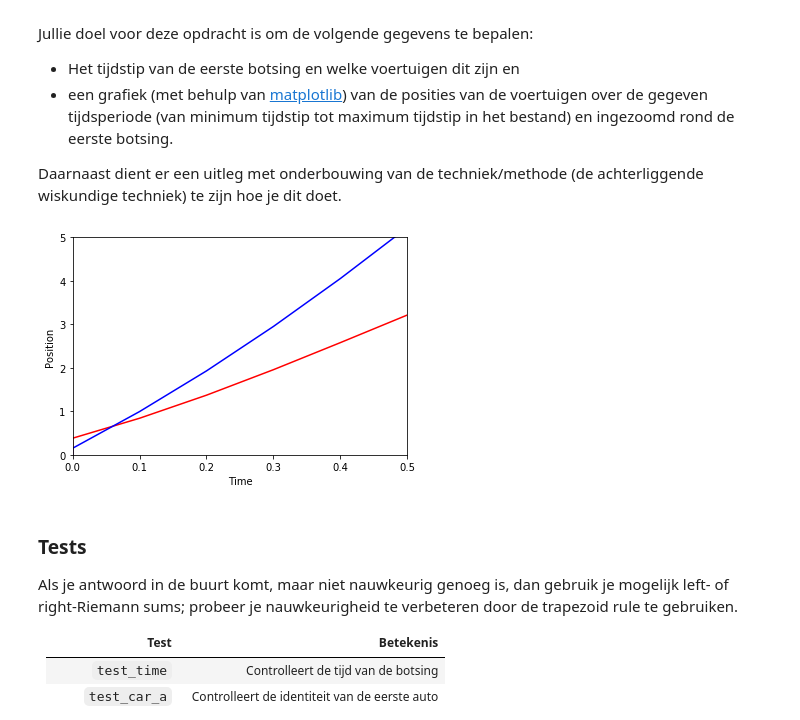
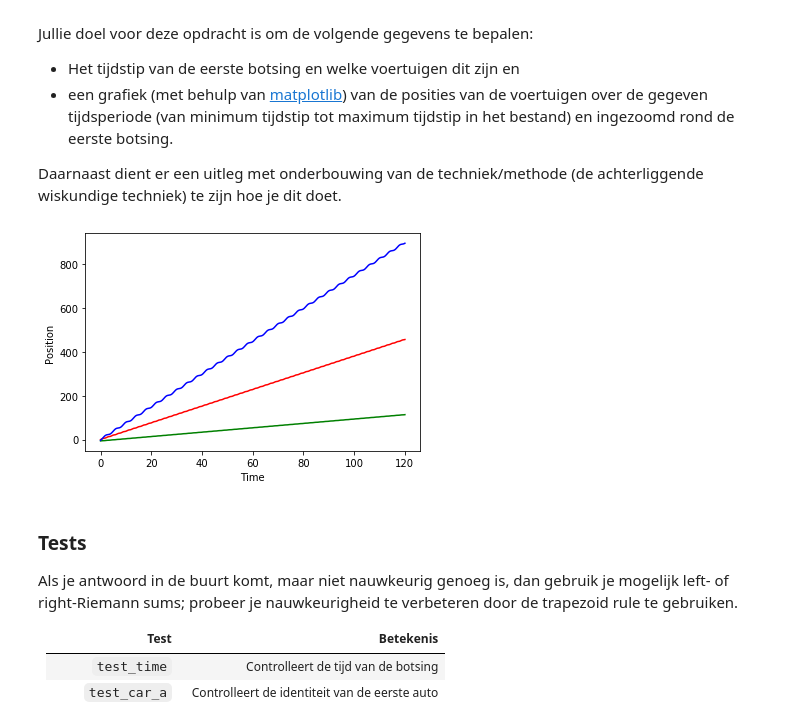
Before and after one commit to wail0152/Werkboek-AC, a Jupyter notebook: AC Werkboek.ipynb, the cells around one changed output. Saved outputs shown, nothing was run; the diff lists cells and outputs as text; code cells hidden in the pictures.

Commit message:
- Fixed checkpoint Charlie and Delta

```diff
--- a/AC Werkboek.ipynb
+++ b/AC Werkboek.ipynb
@@ -2341,17 +2438,8 @@ import csv
 import matplotlib.pyplot as plt
 
 def get_data() -> Tuple[np.ndarray, np.ndarray, np.ndarray, np.ndarray]:
-    reader = csv.reader(open("verkeerssimulatie-rechteweg-snelheden.csv"), delimiter=";")
-    times = []
-    spd_car1 = []
-    spd_car2 = []
-    spd_car3 = []
-    for row in reader:
-        times.append(float(row[0]))
-        spd_car1.append(float(row[1]))
-        spd_car2.append(float(row[2]))
-        spd_car3.append(float(row[3]))
-    return (np.array(times), np.array(spd_car1), np.array(spd_car2), np.array(spd_car3))
+    data = np.loadtxt("verkeerssimulatie-rechteweg-snelheden.csv", delimiter=";", dtype="f")
+    return (data[:,0], data[:,1], data[:,2], data[:,3])
 
 def plot_data(ys: np.ndarray, xss: List[np.ndarray], xrange: Tuple[int,int] = None, yrange: Tuple[int,int] = None):
     """Optionele argumenten xrange en yrange om ingezoomde plot te maken op de botsing"""
@@ -2360,46 +2448,52 @@ def plot_data(ys: np.ndarray, xss: List[np.ndarray], xrange: Tuple[int,int] = No
     plt.plot(ys, xss[0], 'r')
     plt.plot(ys, xss[1], 'g')
     plt.plot(ys, xss[2], 'b')
-    plt.xlim(0, 0.5)
-    plt.ylim(0, 5)
+    plt.xlim(xrange)
+    plt.ylim(yrange)
     plt.show()
 
+# In deze functie word de positie berekent door steeds cumulatief de snelheid op te tellen, alleen is de snelheid in m/s
+# en de tijdstappen zijn in 0.1 secondes dus doen we het nog gedeeld door 10 voordat we het optellen want in 1 seconde zit 10
+# keer 0.1 secondes.
 def bereken_posities(times: np.ndarray, speeds: np.ndarray) -> np.ndarray:
     deltas = []
     last_pos = speeds[0]
-    for x in range(len(times)):
-        deltas.append((last_pos + speeds[x]) / 10) if x > 0 else deltas.append(last_pos)
-        last_pos += speeds[x]
+    deltas.append(last_pos)
+    for x in range(1, len(times)):
+        last_pos += (speeds[x] / 10)
+        deltas.append(last_pos)
     return np.array(deltas)
 
+# Hier word gecheckt of een auto 2 meter of minder van een andere is verwijders zo ja dan botst die
+# omdat de auto's 2 meter lang zijn. Ik loop over alle tijden en check dit voor alle autos door de absolute positites
+# te vergelijken zodat het niet uitmaakt of eentje boven of beneden de andere is zolang ze maar 2 meter of minder van elkaar verwijderd zijn.
 def vind_botsing(t, car1, car2, car3) -> Tuple[float, int, float, int, float]: # TODO
     """ Geeft een vijf-tupel terug met de tijd van de botsing, de eerste auto (1,2 of 3),
         de positie van de eerste auto, de tweede auto en de positie daarvan."""
     time = car_a = car_b = pos_car_a = pos_car_b = 0
     for i in range(len(t)):
         time = t[i]
-        if abs(car1[i] - car2[i]) <= 0.2:
+        if abs(car1[i] - car2[i]) <= 2:
             car_a, car_b = 1, 2
             pos_car_a, pos_car_b = car1[i], car2[i]
             break
-        if abs(car1[i] - car3[i]) <= 0.2:
+        if abs(car1[i] - car3[i]) <= 2:
             car_a, car_b = 1, 3
             pos_car_a, pos_car_b = car1[i], car3[i]
             break
-        if abs(car2[i] - car3[i]) <= 0.2:
+        if abs(car2[i] - car3[i]) <= 2:
             car_a, car_b = 2, 3
             pos_car_a, pos_car_b = car2[i], car3[i]
             break
-    print(time)
     return (time, car_a, pos_car_a, car_b, pos_car_b) # (botsing_t, botsing_a, botsing_a_pos, botsing_b, botsing_b_pos)
 
 t, c1, c2, c3 = get_data()
 p1 = bereken_posities(t, c1)
 p2 = bereken_posities(t, c2)
 p3 = bereken_posities(t, c3)
 plot_data(t, [p1, p2, p3])
 # %% [output]
-[figure, old version]
+[figure, new version]
 # %% [markdown]
 ### Tests
 
```
Also changed, not shown: parts of 23 cells of this notebook, 1 other file.
